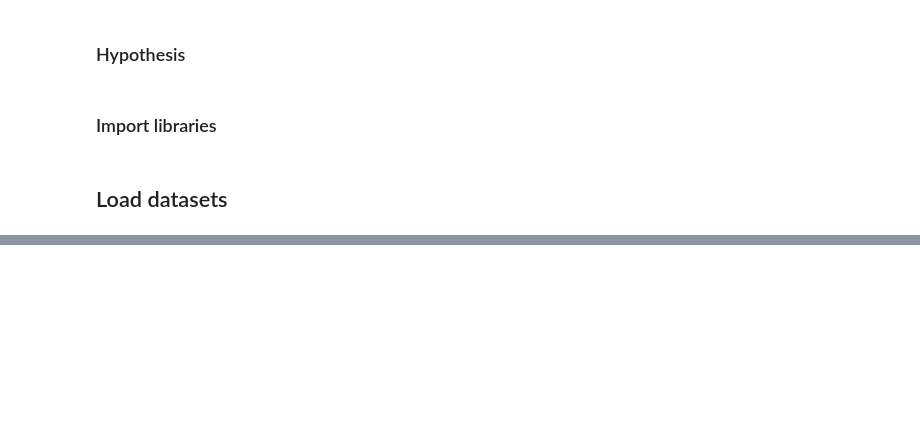
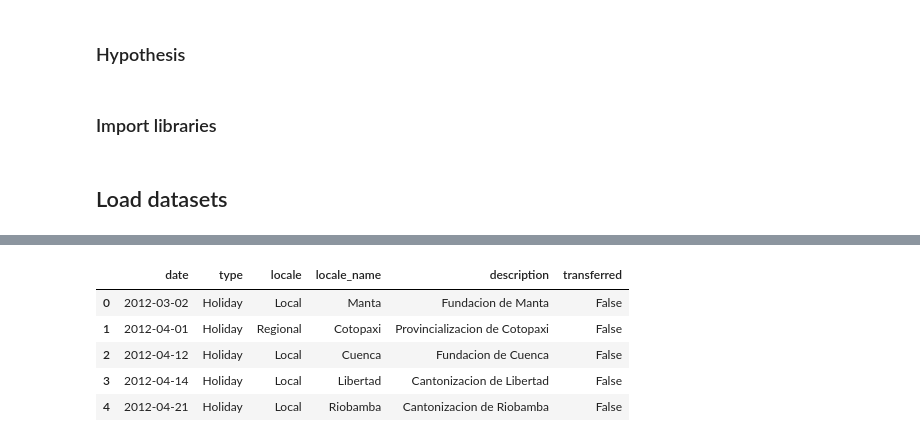
Before and after one commit to Dansoaa/Store-sales-data, a Jupyter notebook: Corporation_Favorita.ipynb, the cells around one changed output, grey strips where cells are left out. Drawn from its saved outputs; the diff is of its cells as text; code cells hidden in the pictures; blank space fills up the shorter version.

```diff
--- a/Corporation_Favorita.ipynb
+++ b/Corporation_Favorita.ipynb
@@ -27,7 +27,8 @@ database = environment_variables.get("DATABASE")
 username = environment_variables.get("USER")
 password = environment_variables.get("PASSWORD")
 
-connection_string = f"DRIVER={{SQL Server}};SERVER={server};DATABASE={database};USER={username};PWD={password}"
+
+connection_string = f"DRIVER={{SQL Server}};SERVER={server};DATABASE={database};UID={username};PWD={password};MARS_Connection=yes;MinProtocolVersion=TLSv1.2;"
 # %%
 print(connection_string)
 # %% [output]
@@ -46,0 +73,11 @@ ArgumentError: Could not parse SQLAlchemy URL from string 'DRIVER={SQL Server};S
+# %%
+query_2='SELECT * from dbo.holidays_events'
+df_holidays_events=pd.read_sql(query_2, connection)
+df_holidays_events.head()
+# %% [output]
+|  | date | type | locale | locale_name | description | transferred |
+| 0 | 2012-03-02 | Holiday | Local | Manta | Fundacion de Manta | False |
+| 1 | 2012-04-01 | Holiday | Regional | Cotopaxi | Provincializacion de Cotopaxi | False |
+| 2 | 2012-04-12 | Holiday | Local | Cuenca | Fundacion de Cuenca | False |
+| 3 | 2012-04-14 | Holiday | Local | Libertad | Cantonizacion de Libertad | False |
+| 4 | 2012-04-21 | Holiday | Local | Riobamba | Cantonizacion de Riobamba | False |
```
Also changed, not shown: parts of 37 cells of this notebook.
